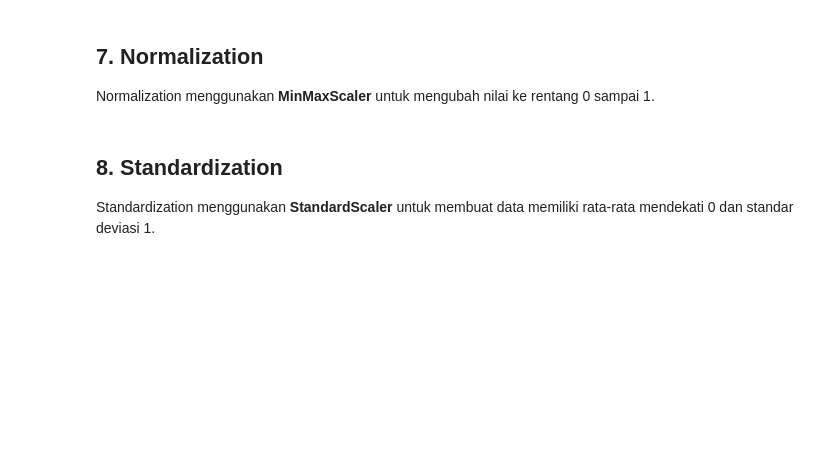
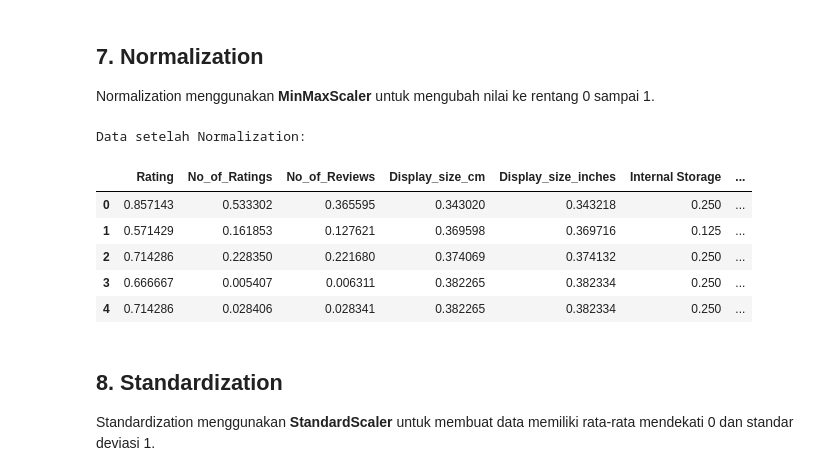
Before and after one commit to gumelarakhirul/machine-learning-data-transformation, a Jupyter notebook: Latihan_Individu_Data_Transformation.ipynb, the cells around one changed output. Cells and saved outputs as stored; diff of their text form; code cells hidden in the pictures; blank space fills up the shorter version.

```diff
--- a/Latihan_Individu_Data_Transformation.ipynb
+++ b/Latihan_Individu_Data_Transformation.ipynb
@@ -167,14 +250,35 @@ df_encoded.head()
 
 Normalization menggunakan **MinMaxScaler** untuk mengubah nilai ke rentang 0 sampai 1.
 # %%
-normal_scaler = MinMaxScaler()
+from sklearn.preprocessing import MinMaxScaler
+import pandas as pd
 
-df_normalized = pd.DataFrame(
-    normal_scaler.fit_transform(df_encoded),
-    columns=df_encoded.columns
+X = df_encoded.copy()
+
+# Price diambil dari data sebelum encoding
+y = df_imputation['Price']
+
+# Scaling fitur saja
+scaler = MinMaxScaler()
+
+X_norm = pd.DataFrame(
+    scaler.fit_transform(X),
+    columns=X.columns
 )
 
+# Gabungkan kembali dengan target Price tanpa melakukan scaling pada Price
+df_normalized = pd.concat([X_norm, y.reset_index(drop=True)], axis=1)
+
+print("Data setelah Normalization:")
 df_normalized.head()
+# %% [output]
+Data setelah Normalization:
+|  | Rating | No_of_Ratings | No_of_Reviews | Display_size_cm | Display_size_inches | Internal Storage | ... |
+| 0 | 0.857143 | 0.533302 | 0.365595 | 0.343020 | 0.343218 | 0.250 | ... |
+| 1 | 0.571429 | 0.161853 | 0.127621 | 0.369598 | 0.369716 | 0.125 | ... |
+| 2 | 0.714286 | 0.228350 | 0.221680 | 0.374069 | 0.374132 | 0.250 | ... |
+| 3 | 0.666667 | 0.005407 | 0.006311 | 0.382265 | 0.382334 | 0.250 | ... |
+| 4 | 0.714286 | 0.028406 | 0.028341 | 0.382265 | 0.382334 | 0.250 | ... |
 # %% [markdown]
 ## 8. Standardization
 
```
Also changed, not shown: parts of 19 cells of this notebook, 1 other file.
